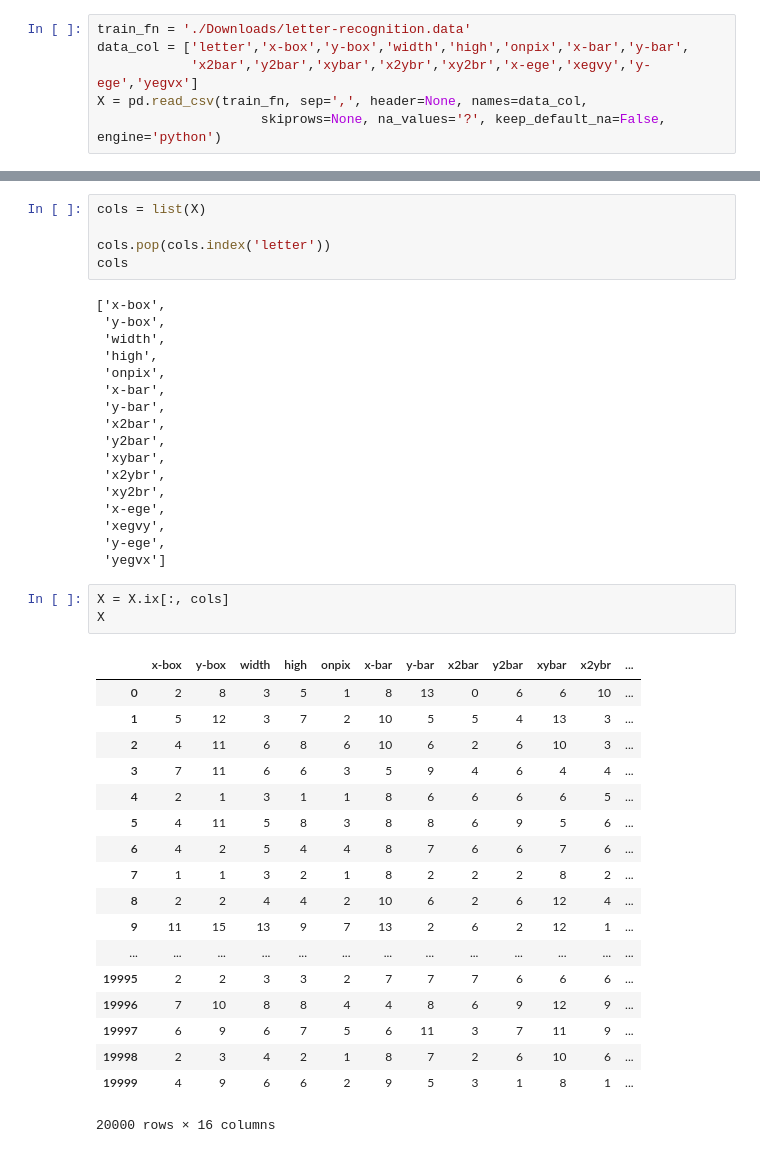
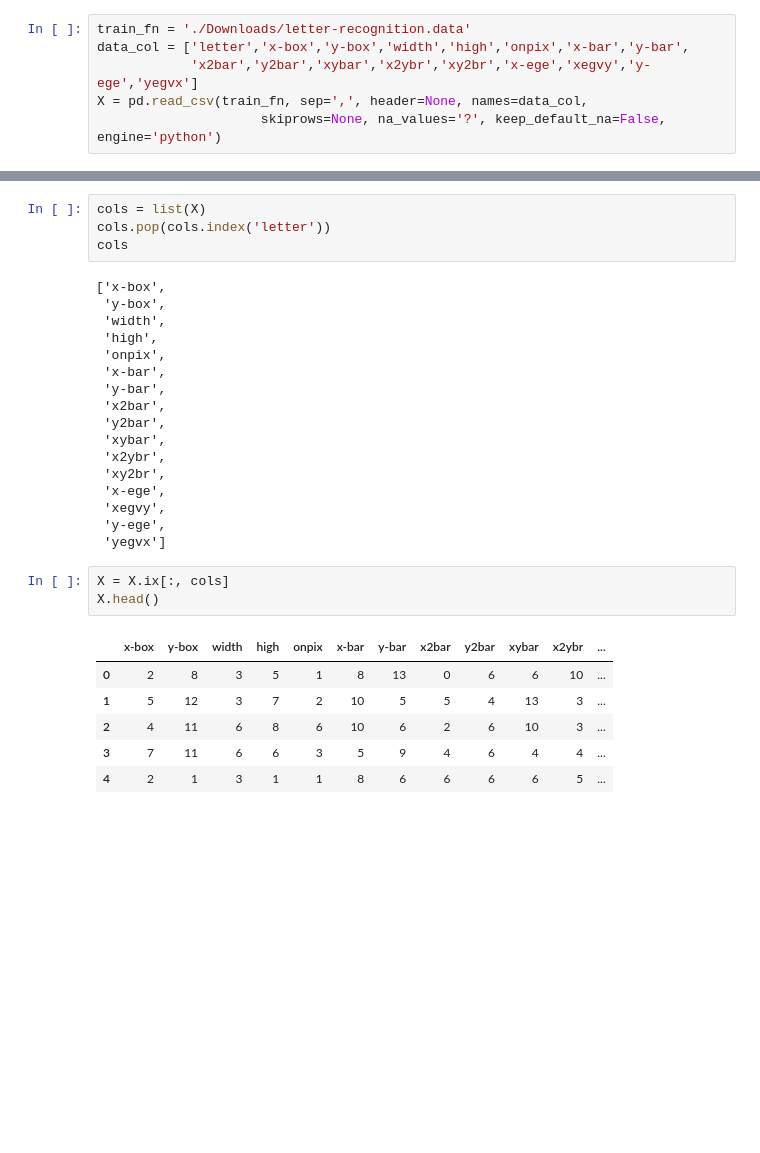
Before and after one commit to SunflowerPKU/Adaboost-Muliclass, a Jupyter notebook: Adaboost-MultiClass.ipynb, the cells around one changed output, grey strips where cells are left out. Saved outputs shown, nothing was run; the diff lists cells and outputs as text; blank space fills up the shorter version.

```diff
--- a/Adaboost-MultiClass.ipynb
+++ b/Adaboost-MultiClass.ipynb
@@ -34,7 +24,6 @@ y
 Name: letter, dtype: object
 # %%
 cols = list(X)
-
 cols.pop(cols.index('letter'))
 cols
 # %% [output]
@@ -56,26 +45,14 @@ cols
  'yegvx']
 # %%
 X = X.ix[:, cols]
-X
+X.head()
 # %% [output]
 |  | x-box | y-box | width | high | onpix | x-bar | y-bar | x2bar | y2bar | xybar | x2ybr | ... |
 | 0 | 2 | 8 | 3 | 5 | 1 | 8 | 13 | 0 | 6 | 6 | 10 | ... |
 | 1 | 5 | 12 | 3 | 7 | 2 | 10 | 5 | 5 | 4 | 13 | 3 | ... |
 | 2 | 4 | 11 | 6 | 8 | 6 | 10 | 6 | 2 | 6 | 10 | 3 | ... |
 | 3 | 7 | 11 | 6 | 6 | 3 | 5 | 9 | 4 | 6 | 4 | 4 | ... |
 | 4 | 2 | 1 | 3 | 1 | 1 | 8 | 6 | 6 | 6 | 6 | 5 | ... |
-| 5 | 4 | 11 | 5 | 8 | 3 | 8 | 8 | 6 | 9 | 5 | 6 | ... |
-| 6 | 4 | 2 | 5 | 4 | 4 | 8 | 7 | 6 | 6 | 7 | 6 | ... |
-| 7 | 1 | 1 | 3 | 2 | 1 | 8 | 2 | 2 | 2 | 8 | 2 | ... |
-| 8 | 2 | 2 | 4 | 4 | 2 | 10 | 6 | 2 | 6 | 12 | 4 | ... |
-| 9 | 11 | 15 | 13 | 9 | 7 | 13 | 2 | 6 | 2 | 12 | 1 | ... |
-| ... | ... | ... | ... | ... | ... | ... | ... | ... | ... | ... | ... | ... |
-| 19995 | 2 | 2 | 3 | 3 | 2 | 7 | 7 | 7 | 6 | 6 | 6 | ... |
-| 19996 | 7 | 10 | 8 | 8 | 4 | 4 | 8 | 6 | 9 | 12 | 9 | ... |
-| 19997 | 6 | 9 | 6 | 7 | 5 | 6 | 11 | 3 | 7 | 11 | 9 | ... |
-| 19998 | 2 | 3 | 4 | 2 | 1 | 8 | 7 | 2 | 6 | 10 | 6 | ... |
-| 19999 | 4 | 9 | 6 | 6 | 2 | 9 | 5 | 3 | 1 | 8 | 1 | ... |
-20000 rows × 16 columns
 # %%
 X_train = X[:16000]
 X_test = X[16000:20000]
```
Also changed, not shown: parts of 9 cells of this notebook.
